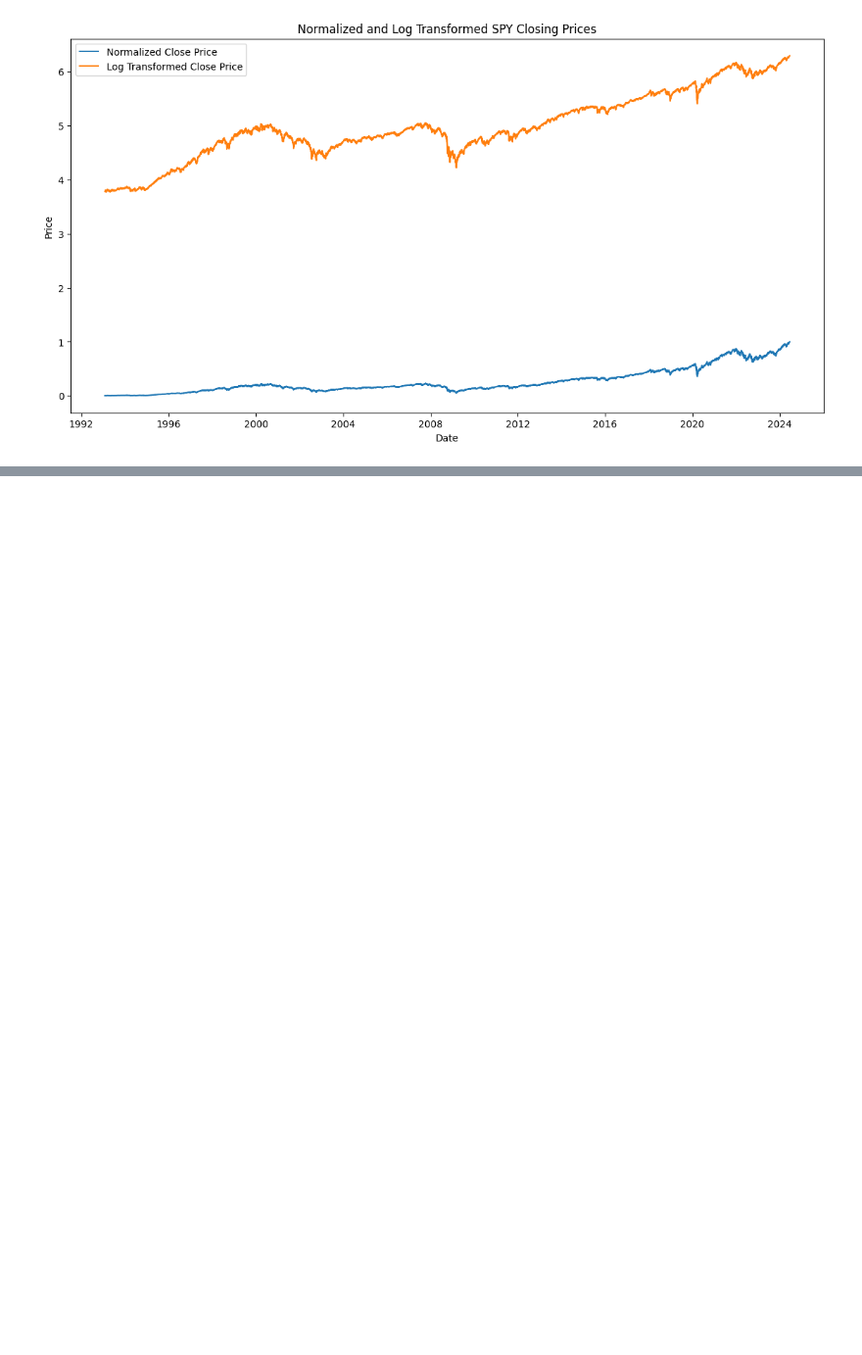
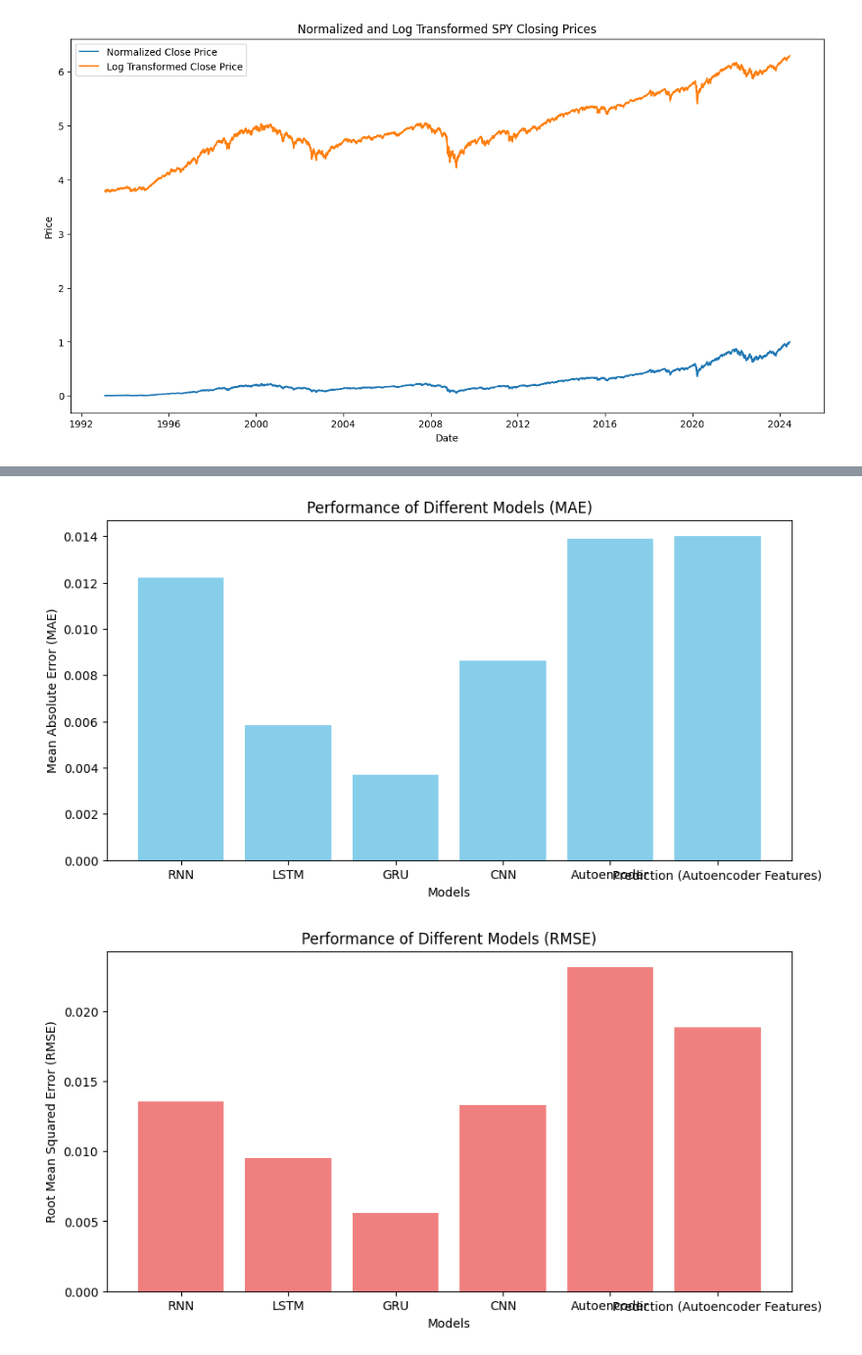
Before and after one commit to Karan-D-Software/Stock-Price-Prediction-Using-Deep-Learning, a Jupyter notebook: Project.ipynb, the cells around one changed output, grey strips where cells are left out. Shown at 98% size. Drawn from its saved outputs; the diff is of its cells as text; code cells hidden in the pictures; blank space fills up the shorter version.

```diff
--- a/Project.ipynb
+++ b/Project.ipynb
@@ -223,0 +649,23 @@ Based on this initial analysis, the data is ready for modeling. However, if need
+# %%
+import matplotlib.pyplot as plt
+
+models = ['RNN', 'LSTM', 'GRU', 'CNN', 'Autoencoder', 'Prediction (Autoencoder Features)']
+mae_values = [0.012215819691938884, 0.0058390971946318294, 0.0037081508807931232, 0.00862935083509725, 0.013903220267245128, 0.0140029800482202]
+rmse_values = [0.013574216154670839, 0.00951020004078165, 0.0056232618492409285, 0.01329453522126899, 0.023131359873573575, 0.01882223503618085]
+
+plt.figure(figsize=(10, 5))
+plt.bar(models, mae_values, color='skyblue')
+plt.xlabel('Models')
+plt.ylabel('Mean Absolute Error (MAE)')
+plt.title('Performance of Different Models (MAE)')
+plt.show()
+
+plt.figure(figsize=(10, 5))
+plt.bar(models, rmse_values, color='lightcoral')
+plt.xlabel('Models')
+plt.ylabel('Root Mean Squared Error (RMSE)')
+plt.title('Performance of Different Models (RMSE)')
+plt.show()
+# %% [output]
+[figure, added]
+[figure, added]
```
Also changed, not shown: parts of 26 cells of this notebook, 6 other files.
